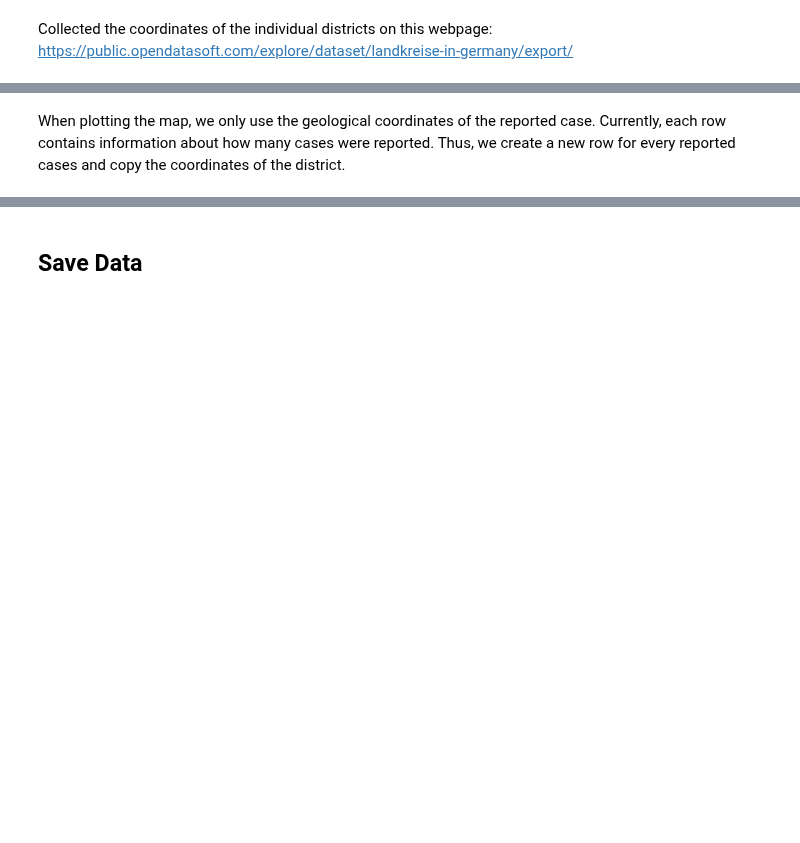
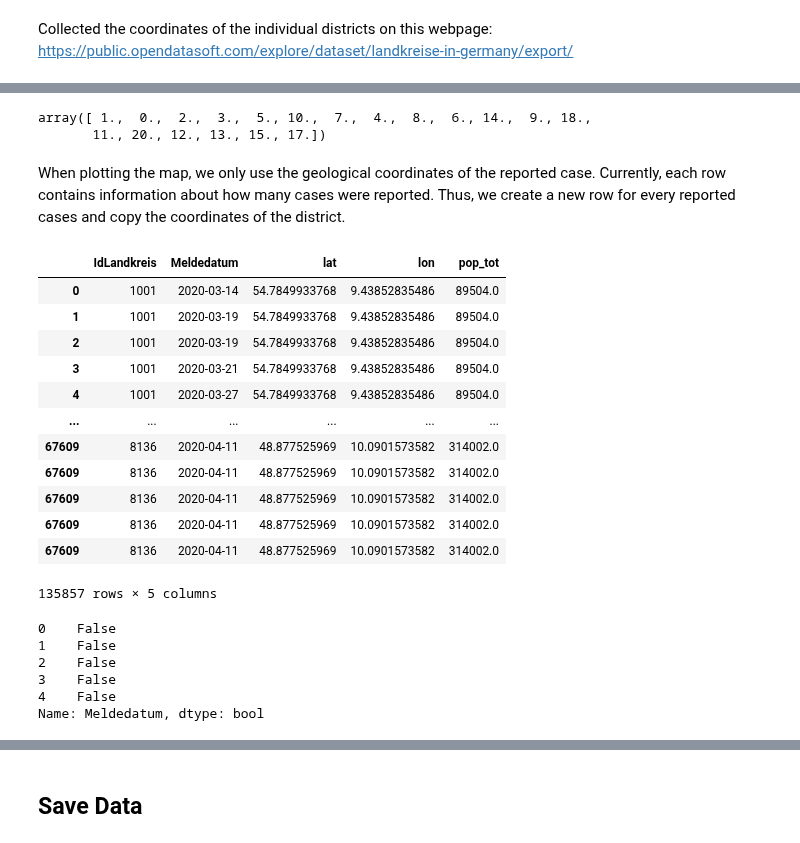
Before and after one commit to larpal/DSND_capstone, a Jupyter notebook: ETL.ipynb, the cells around one changed output, grey strips where cells are left out. Saved outputs shown, nothing was run; the diff lists cells and outputs as text; code cells hidden in the pictures; blank space fills up the shorter version.

Commit message:
Moved ETL pipeline inside the app using st.cache. Change map data to be normalized to cases per 100k inhabitants.

```diff
--- a/ETL.ipynb
+++ b/ETL.ipynb
@@ -303,7 +447,7 @@ https://public.opendatasoft.com/explore/dataset/landkreise-in-germany/export/
 pd.read_csv?
 # %%
 #geo_data = pd.read_csv('https://public.opendatasoft.com/explore/dataset/landkreise-in-germany/download/?format=csv&timezone=Europe/Berlin&lang=en&use_labels_for_header=true&csv_separator=%3B')
-geo_data = pd.read_csv('landkreise-in-germany.csv', delimiter = ';',\
+geo_data = pd.read_csv('./data/landkreise-in-germany.csv', delimiter = ';',\
                        usecols=['Geo Point','Name 2','Cca 2', 'Type 2'])
 # drop NaN row corresponding to a lake
 geo_data.dropna(axis=0, inplace = True)
@@ -318,3 +490,12 @@ df_cases_loc
+# %%
+df_cases_loc = pd.merge(df_cases_loc,df_population[['IdLandkreis','pop_tot']],on='IdLandkreis')
+df_cases_loc['AnzahlFall'] = df_cases_loc['AnzahlFall']/df_cases_loc['pop_tot']*10**5
+df_cases_loc['AnzahlFall'] = df_cases_loc['AnzahlFall'].apply(np.round)
+# %% [output]
+array([ 1.,  0.,  2.,  3.,  5., 10.,  7.,  4.,  8.,  6., 14.,  9., 18.,
+       11., 20., 12., 13., 15., 17.])
+# %%
+df_cases_loc['AnzahlFall'] = df_cases_loc['AnzahlFall'].apply(np.round).astype(int)
 # %% [markdown]
 When plotting the map, we only use the geological coordinates of the reported case. Currently, each row contains information about how many cases were reported. Thus, we create a new row for every reported cases and copy the coordinates of the district.
 # %%
@@ -325,9 +506,30 @@ for n_cases in sorted(df_cases_loc['AnzahlFall'].unique())[1:]:
             pd.concat([df_cases_loc_long, df_cases_loc.loc[df_cases_loc['AnzahlFall'] == n_cases]])
 df_cases_loc_long.drop(columns='AnzahlFall', inplace = True)
 # %%
-df_cases_loc_long['Meldedatum']
+df_cases_loc_long
+# %% [output]
+|  | IdLandkreis | Meldedatum | lat | lon | pop_tot |
+| 0 | 1001 | 2020-03-14 | 54.7849933768 | 9.43852835486 | 89504.0 |
+| 1 | 1001 | 2020-03-19 | 54.7849933768 | 9.43852835486 | 89504.0 |
+| 2 | 1001 | 2020-03-19 | 54.7849933768 | 9.43852835486 | 89504.0 |
+| 3 | 1001 | 2020-03-21 | 54.7849933768 | 9.43852835486 | 89504.0 |
+| 4 | 1001 | 2020-03-27 | 54.7849933768 | 9.43852835486 | 89504.0 |
+| ... | ... | ... | ... | ... | ... |
+| 67609 | 8136 | 2020-04-11 | 48.877525969 | 10.0901573582 | 314002.0 |
+| 67609 | 8136 | 2020-04-11 | 48.877525969 | 10.0901573582 | 314002.0 |
+| 67609 | 8136 | 2020-04-11 | 48.877525969 | 10.0901573582 | 314002.0 |
+| 67609 | 8136 | 2020-04-11 | 48.877525969 | 10.0901573582 | 314002.0 |
+| 67609 | 8136 | 2020-04-11 | 48.877525969 | 10.0901573582 | 314002.0 |
+135857 rows × 5 columns
 # %%
 (pd.Timestamp.today() - df_cases_loc_long['Meldedatum'].head()).dt.days < 7
+# %% [output]
+0    False
+1    False
+2    False
+3    False
+4    False
+Name: Meldedatum, dtype: bool
 # %%
 df_cases_7d = df_cases_loc_long.loc[(pd.Timestamp.today() - df_cases_loc_long['Meldedatum']).dt.days < 7]
 # %%
```
Also changed, not shown: parts of 21 cells of this notebook, 10 other files.
